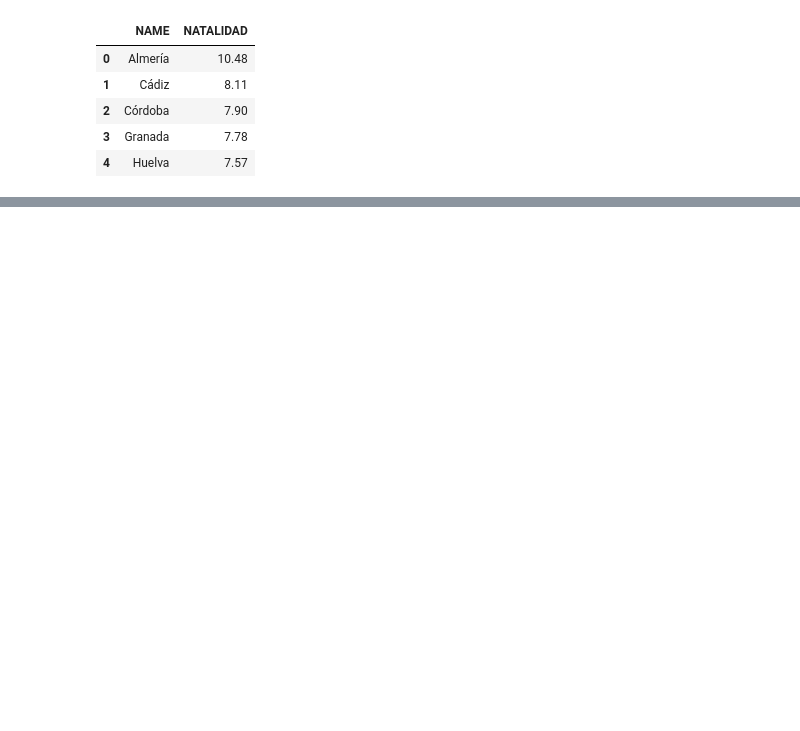
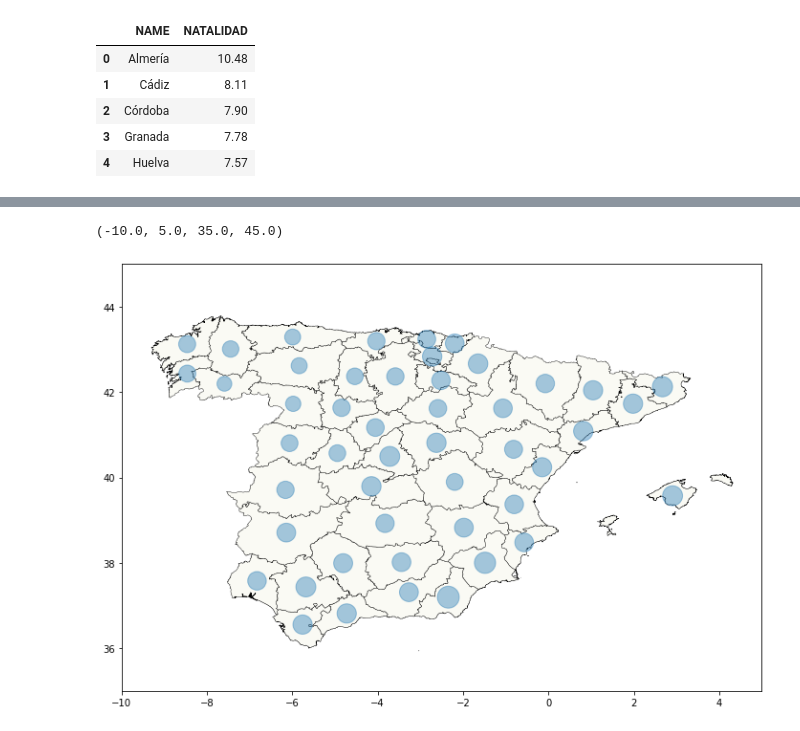
Before and after one commit to ironhack-bcn-data-pt/notebooks, a Jupyter notebook: 16.1.1.geopandas.ipynb, the cells around one changed output, grey strips where cells are left out. Drawn from its saved outputs; the diff is of its cells as text; code cells hidden in the pictures; blank space fills up the shorter version.

```diff
--- a/16.1.1.geopandas.ipynb
+++ b/16.1.1.geopandas.ipynb
@@ -32,0 +81,9 @@ mapa_data = pd.merge(mapa, natalidad, left_on='NAME_2', right_on='NAME')
+# %%
+fig, ax = plt.subplots(figsize=(12,12))
+mapa.plot(color='#FAFAF4', ax=ax, edgecolor='black', linewidth=0.4)
+mapa_puntos['size'] = mapa_puntos['NATALIDAD'] * 50
+mapa_puntos.plot(ax=ax, markersize='size', alpha=0.4)
+ax.axis([-10, 5, 35, 45])
+# %% [output]
+(-10.0, 5.0, 35.0, 45.0)
+[figure, added]
```
Also changed, not shown: parts of 7 cells of this notebook.
